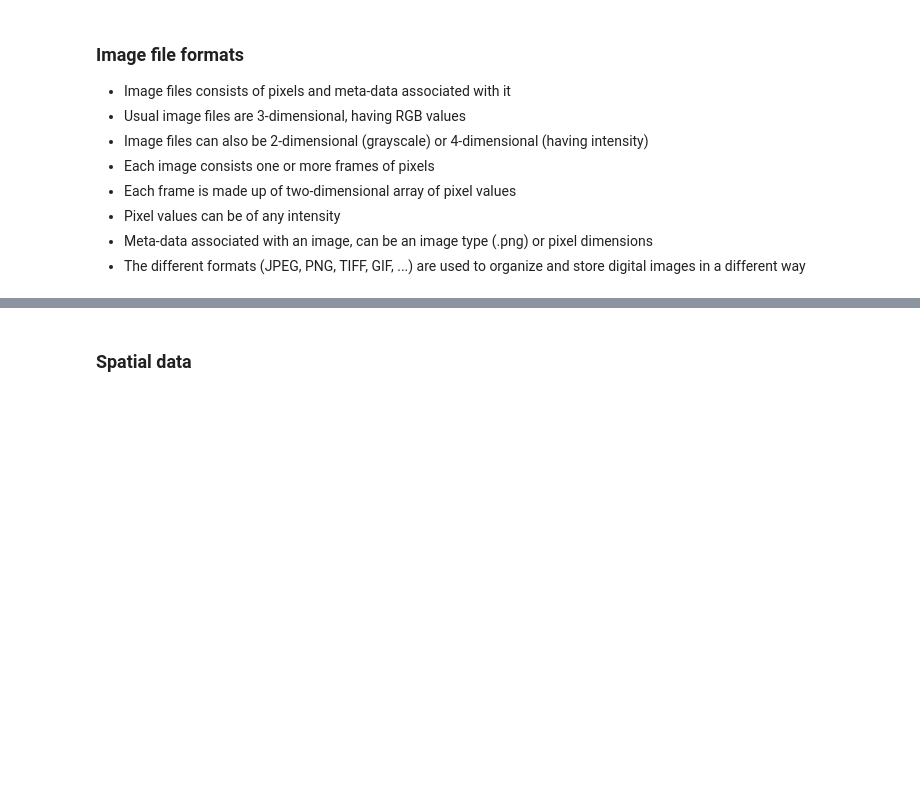
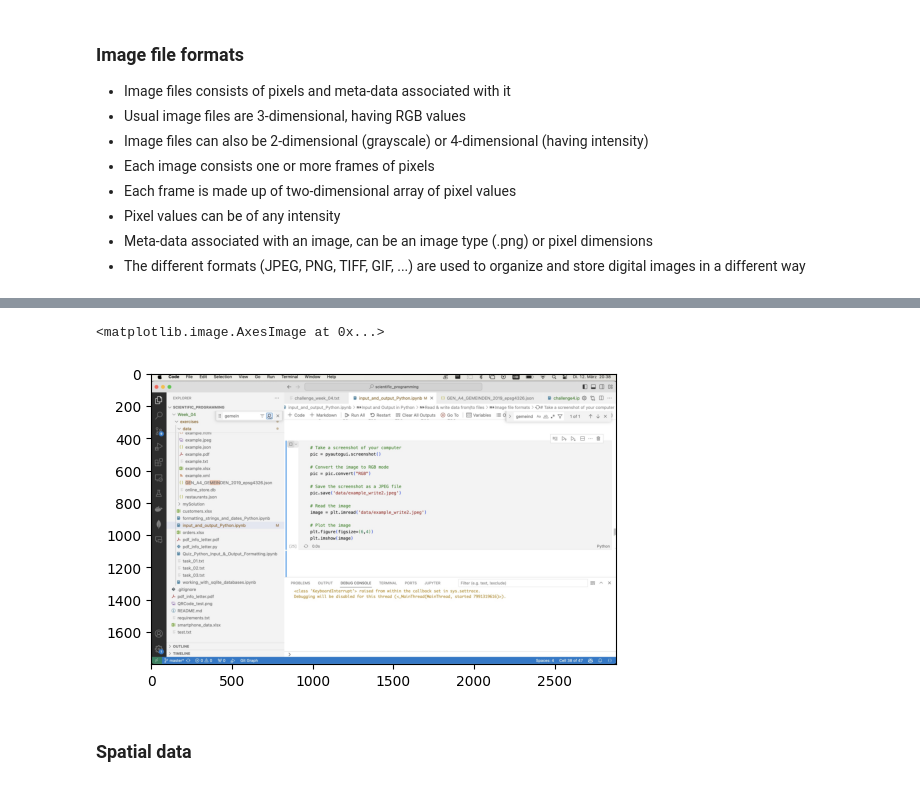
Before and after one commit to laraAkg/scientific_programming, a Jupyter notebook: Week_04/exercises/input_and_output_Python.ipynb, the cells around one changed output, grey strips where cells are left out. Drawn from its saved outputs; the diff is of its cells as text; code cells hidden in the pictures; blank space fills up the shorter version.

```diff
--- a/Week_04/exercises/input_and_output_Python.ipynb
+++ b/Week_04/exercises/input_and_output_Python.ipynb
@@ -413,16 +454,22 @@ plt.imshow(image)
 # %%
 # Take a screenshot of your computer
 pic = pyautogui.screenshot()
 
-# Save the screenshot
-pic.save('data/example_write.jpeg')
+# Convert the image to RGB mode
+pic = pic.convert("RGB")
+
+# Save the screenshot as a JPEG file
+pic.save('data/example_write2.jpeg')
 
 # Read the image
-image = plt.imread('data/example_write.jpeg')
+image = plt.imread('data/example_write2.jpeg')
 
 # Plot the image
 plt.figure(figsize=(6,4))
 plt.imshow(image)
+# %% [output]
+<matplotlib.image.AxesImage at 0x...>
+[figure, added]
 # %% [markdown]
 ### Spatial data
 # %% [markdown]
```
Also changed, not shown: parts of 7 cells of this notebook, 9 other files.
